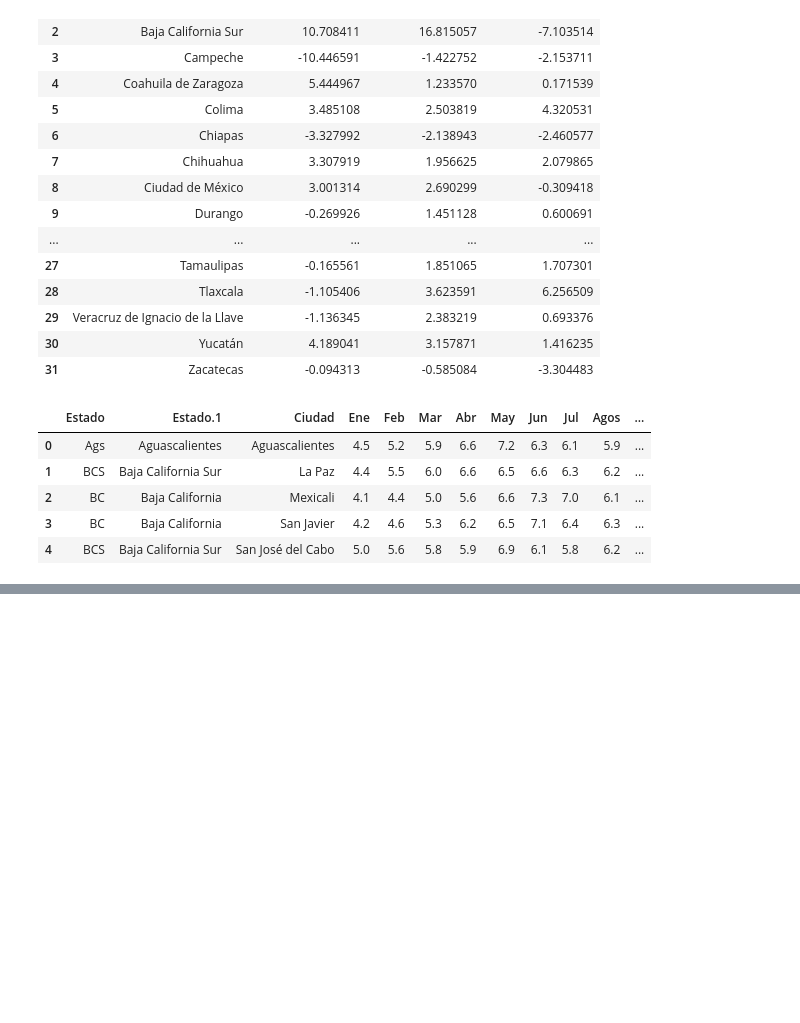
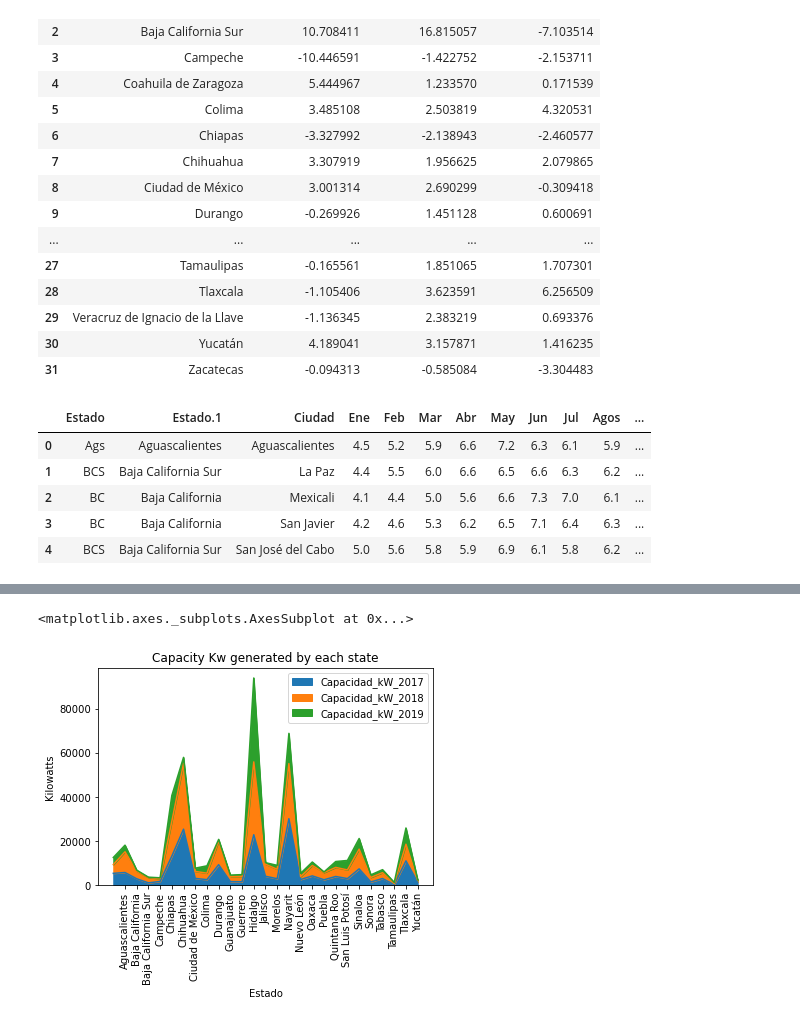
Before and after one commit to jordan3004/team5-solar-energy, a Jupyter notebook: Solar-Energy-Analysis.ipynb, the cells around one changed output, grey strips where cells are left out. Cells and saved outputs as stored; diff of their text form; code cells hidden in the pictures; blank space fills up the shorter version.

Commit message:
Area Plots to show growth

```diff
--- a/Solar-Energy-Analysis.ipynb
+++ b/Solar-Energy-Analysis.ipynb
@@ -229,0 +255,12 @@ df
+# %%
+#Area plot to show growth
+ax = capacity_df.plot.area()
+
+ax.set_title("Capacity Kw generated by each state")
+ax.set_xticklabels(capacity_df.index,rotation=90, minor=False)
+ax.set_xticks(range(1,27))
+ax.set_ylabel("Kilowatts")
+ax
+# %% [output]
+<matplotlib.axes._subplots.AxesSubplot at 0x...>
+[figure, added]
```
Also changed, not shown: parts of 12 cells of this notebook, 1 other file.
